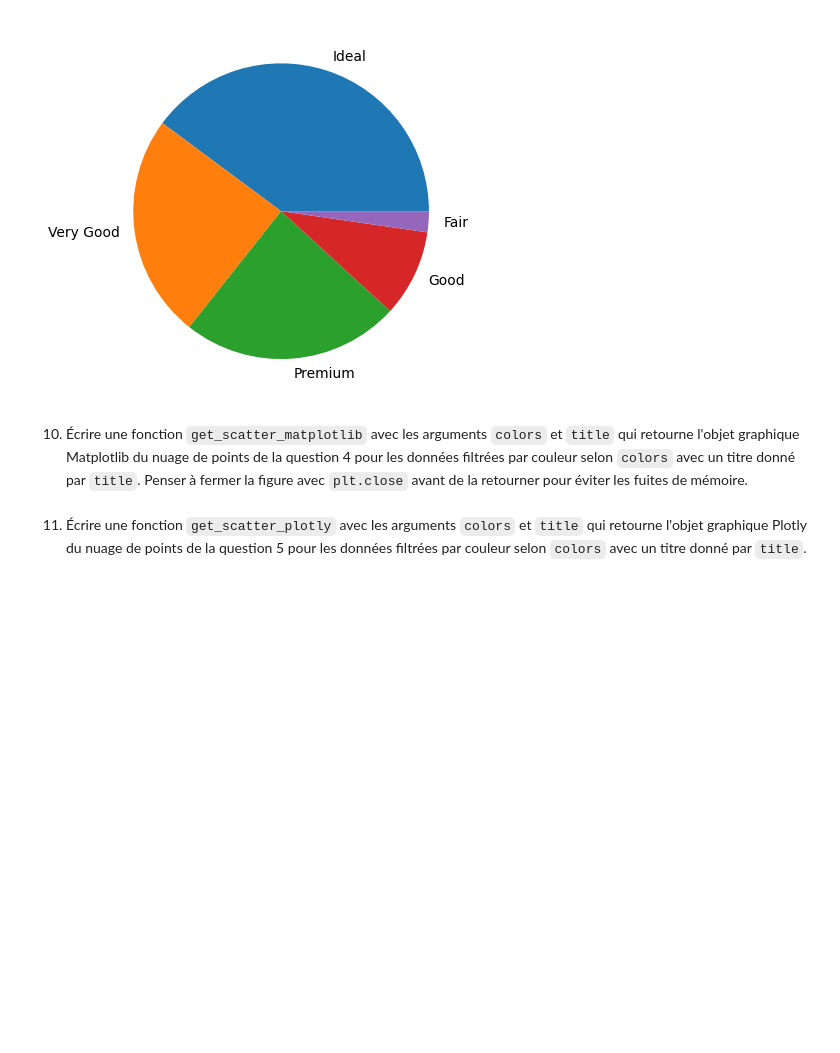
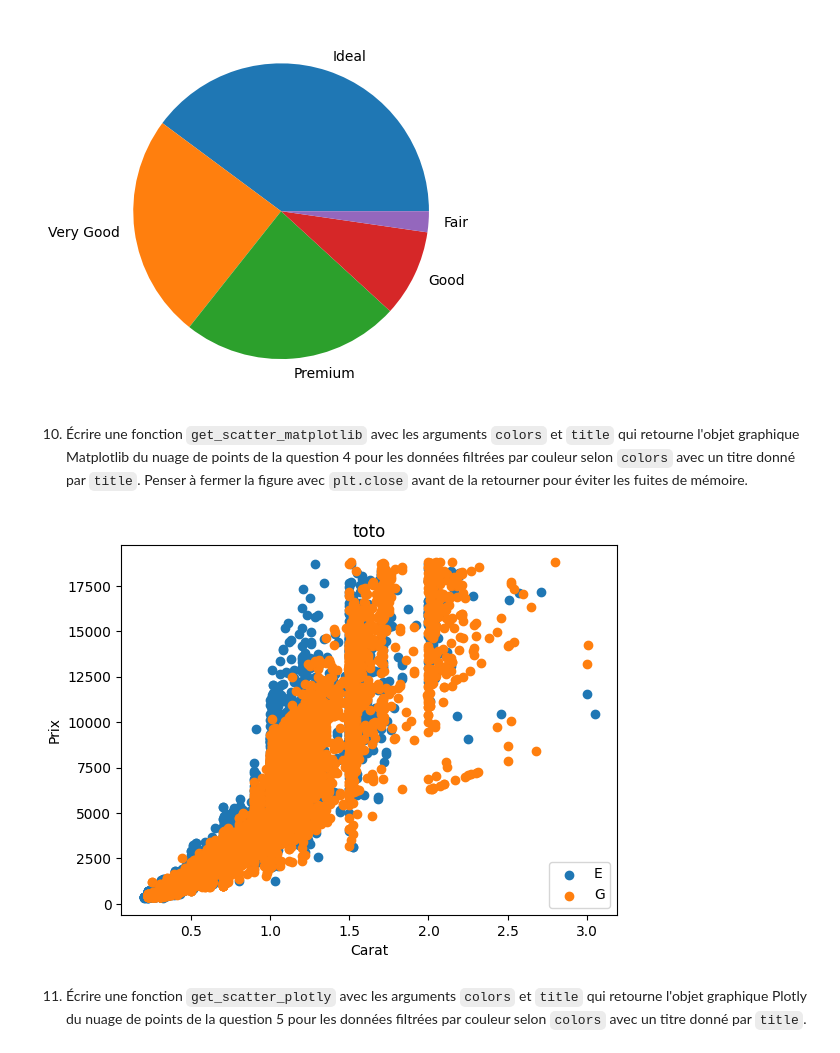
Before and after one commit to GillesBour/formation-data-science, a Jupyter notebook: BLOC4/Visualisation/notebooks/02_diamants.ipynb, the cells around one changed output. Saved outputs shown, nothing was run; the diff lists cells and outputs as text; code cells hidden in the pictures; blank space fills up the shorter version.

```diff
--- a/BLOC4/Visualisation/notebooks/02_diamants.ipynb
+++ b/BLOC4/Visualisation/notebooks/02_diamants.ipynb
@@ -163,6 +163,22 @@ get_pie(['E'])
 [figure]
 # %% [markdown]
 10. Écrire une fonction `get_scatter_matplotlib` avec les arguments `colors` et `title` qui retourne l'objet graphique Matplotlib du nuage de points de la question 4 pour les données filtrées par couleur selon `colors` avec un titre donné par `title`. Penser à fermer la figure avec `plt.close` avant de la retourner pour éviter les fuites de mémoire.
+# %%
+def get_scatter_matplotlib(colors,title):
+    diamonds = get_colored_diamonds(colors)
+    fig, ax = plt.subplots()
+    for name, gr in diamonds.groupby("color"):
+        ax.scatter(gr.carat,gr.price, label=name)
+    ax.legend(loc='lower right')
+    plt.xlabel("Carat")
+    plt.ylabel("Prix")
+    plt.title(title)
+    plt.close(fig)
+    return fig
+
+get_scatter_matplotlib(['E','G'],'toto')
+# %% [output]
+[figure, added]
 # %% [markdown]
 11. Écrire une fonction `get_scatter_plotly` avec les arguments `colors` et `title` qui retourne l'objet graphique Plotly du nuage de points de la question 5 pour les données filtrées par couleur selon `colors` avec un titre donné par `title`.
 # %% [markdown]
```
